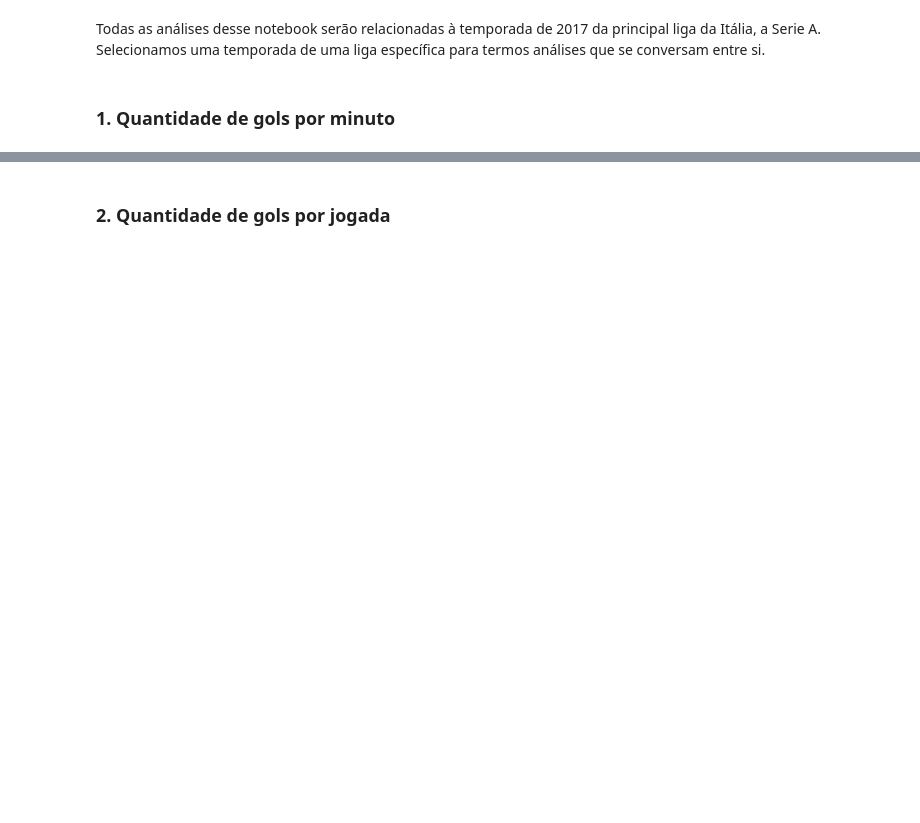
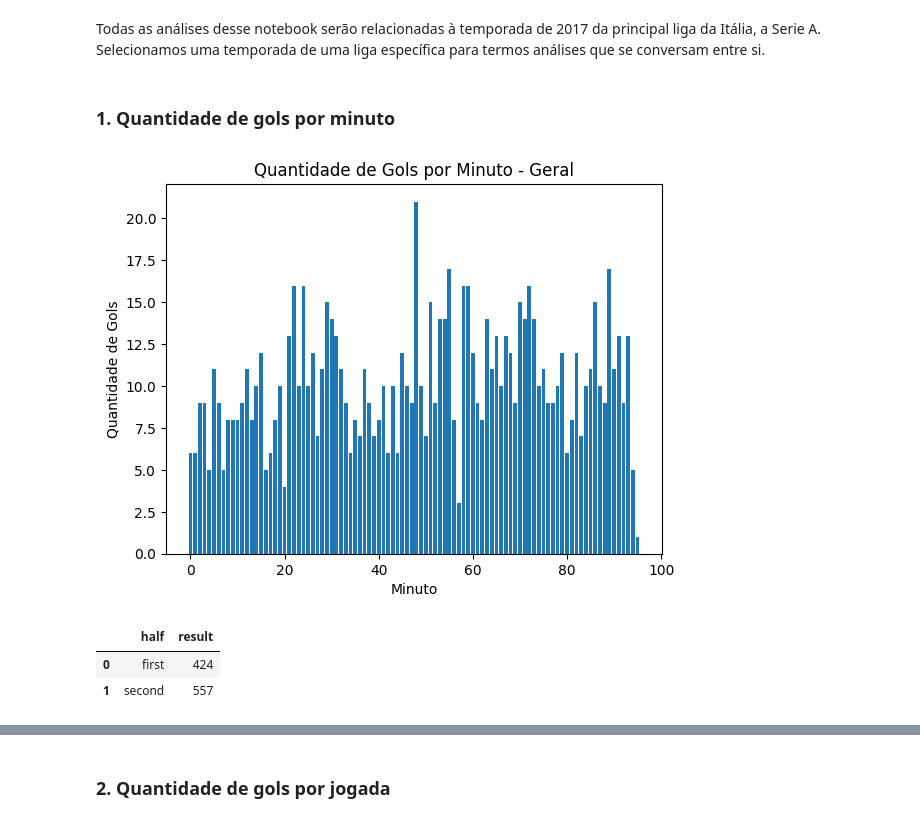
Before and after one commit to GabrielArai/TCC, a Jupyter notebook: notebooks/2-aed.ipynb, the cells around one changed output, grey strips where cells are left out. Saved outputs shown, nothing was run; the diff lists cells and outputs as text; code cells hidden in the pictures; blank space fills up the shorter version.

```diff
--- a/notebooks/2-aed.ipynb
+++ b/notebooks/2-aed.ipynb
@@ -41,5 +42,23 @@ Todas as análises desse notebook serão relacionadas à temporada de 2017 da pr
 # %%
 # Filtro do df
 df_filt = df_xg[(df_xg.result == 'Goal')&(df_xg.league == 'Serie_A')&(df_xg.season == 2017)]
-df_filt = df_filt.groupby("minute")["result"].count().reset_index()
+df_plot = df_filt.groupby("minute")["result"].count().reset_index()
+
+# Plot
+plt.bar(df_plot.minute, df_plot.result)
+
+# Adicionar rótulos e título
+plt.xlabel('Minuto')
+plt.ylabel('Quantidade de Gols')
+plt.title('Quantidade de Gols por Minuto - Geral')
+
+# Exibir o gráfico
+plt.show()
+
+df_filt.groupby("half")["result"].count().reset_index()
+# %% [output]
+[figure, added]
+|  | half | result |
+| 0 | first | 424 |
+| 1 | second | 557 |
 # %%
```
Also changed, not shown: parts of 5 cells of this notebook, 1 other file.
